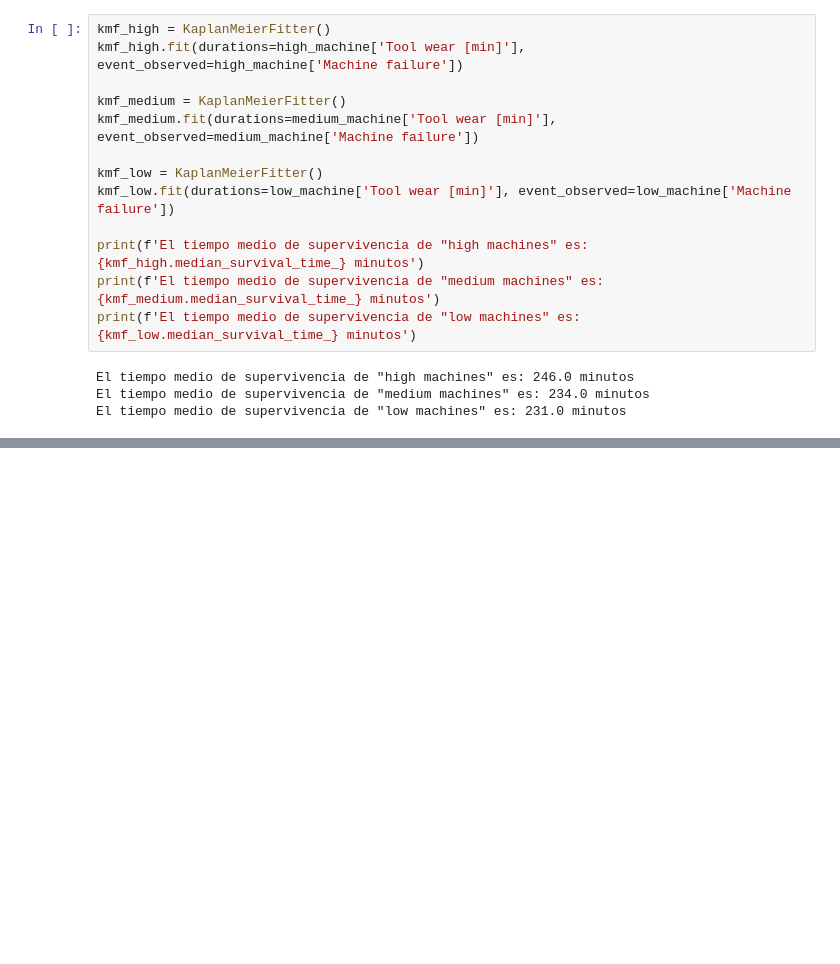
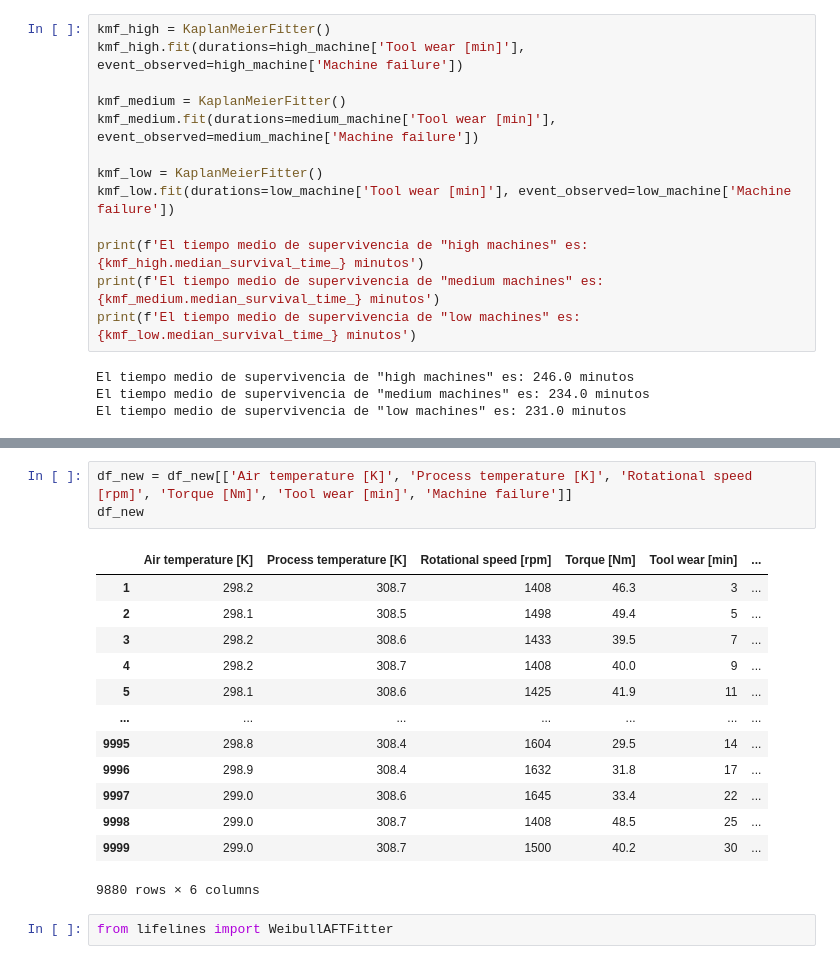
Before and after one commit to AlexanderPelaezJimenez/survival_analysis, a Jupyter notebook: survival_analysis.ipynb, the cells around one changed output, grey strips where cells are left out. Cells and saved outputs as stored; diff of their text form; blank space fills up the shorter version.

```diff
--- a/survival_analysis.ipynb
+++ b/survival_analysis.ipynb
@@ -278,0 +504,19 @@ El tiempo medio de supervivencia de "low machines" es: 231.0 minutos
+# %%
+df_new = df_new[['Air temperature [K]', 'Process temperature [K]', 'Rotational speed [rpm]', 'Torque [Nm]', 'Tool wear [min]', 'Machine failure']]
+df_new
+# %% [output]
+|  | Air temperature [K] | Process temperature [K] | Rotational speed [rpm] | Torque [Nm] | Tool wear [min] | ... |
+| 1 | 298.2 | 308.7 | 1408 | 46.3 | 3 | ... |
+| 2 | 298.1 | 308.5 | 1498 | 49.4 | 5 | ... |
+| 3 | 298.2 | 308.6 | 1433 | 39.5 | 7 | ... |
+| 4 | 298.2 | 308.7 | 1408 | 40.0 | 9 | ... |
+| 5 | 298.1 | 308.6 | 1425 | 41.9 | 11 | ... |
+| ... | ... | ... | ... | ... | ... | ... |
+| 9995 | 298.8 | 308.4 | 1604 | 29.5 | 14 | ... |
+| 9996 | 298.9 | 308.4 | 1632 | 31.8 | 17 | ... |
+| 9997 | 299.0 | 308.6 | 1645 | 33.4 | 22 | ... |
+| 9998 | 299.0 | 308.7 | 1408 | 48.5 | 25 | ... |
+| 9999 | 299.0 | 308.7 | 1500 | 40.2 | 30 | ... |
+9880 rows × 6 columns
+# %%
+from lifelines import WeibullAFTFitter
```
Also changed, not shown: parts of 29 cells of this notebook, 1 other file.
